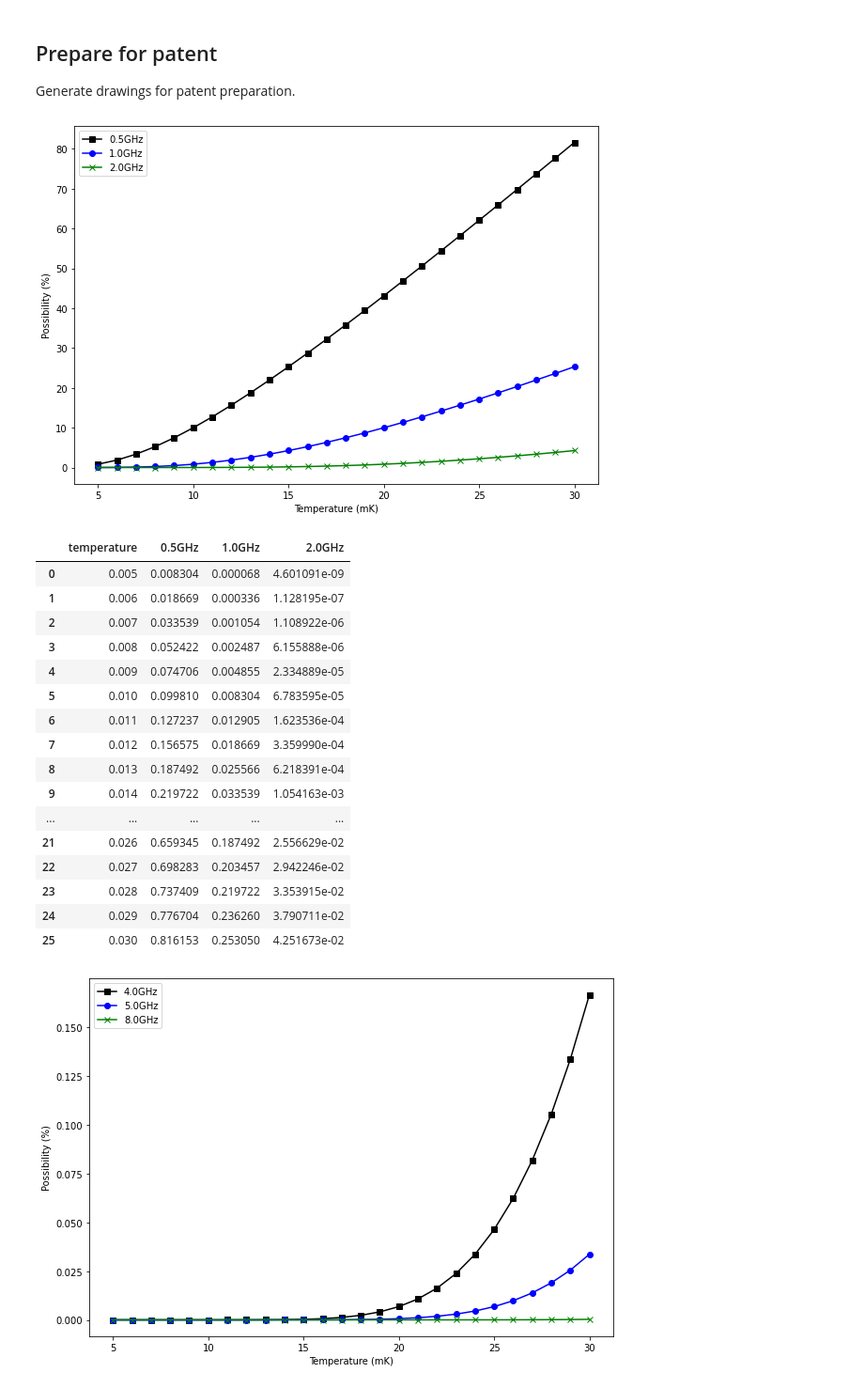
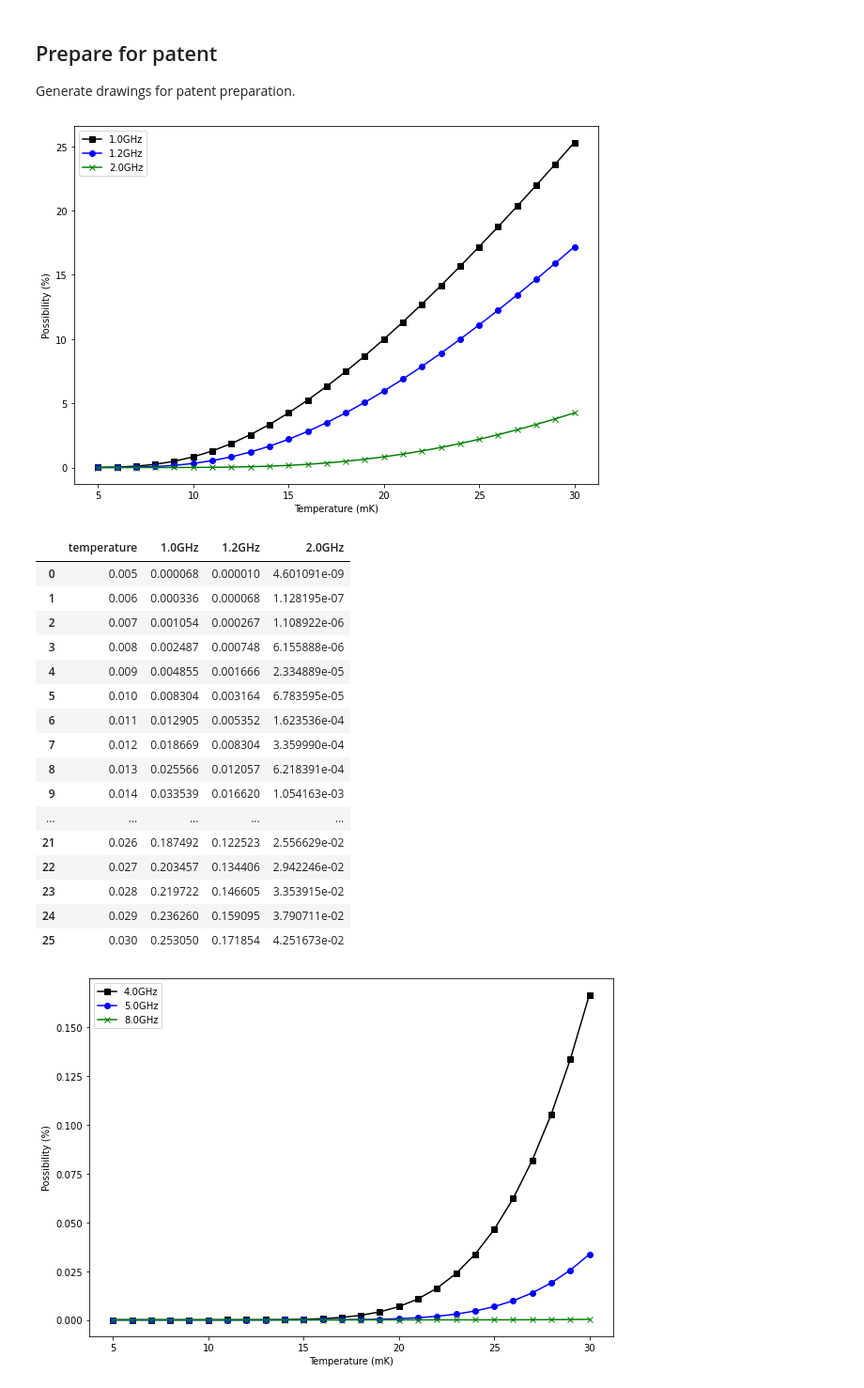
Before and after one commit to hoolheart/scout, a Jupyter notebook: notebooks/02-quantum-computing/01-temperature.ipynb, the cells around one changed output. Shown at 94% size. Cells and saved outputs as stored; diff of their text form; code cells hidden in the pictures.

Commit message:
plot possibility vs frequency on given temperatures

```diff
--- a/notebooks/02-quantum-computing/01-temperature.ipynb
+++ b/notebooks/02-quantum-computing/01-temperature.ipynb
@@ -194,36 +194,36 @@ def draw_possibility_on_frequencies(
     plt.ylabel('Possibility (%)')
     for freq, style in frequencies:
         possibilities = possibility_thermal_excitation(freq, temperatures)
-        label = f'{freq * 1e-9}GHz'
+        label = f'{freq * 1e-9:.3}GHz'
         plt.plot(temperatures * 1e3, possibilities * 100.0, style, label=label)
         rst[label] = possibilities
     plt.legend()
     return rst, fig
 # %%
-rst, _ = draw_possibility_on_frequencies([(0.5e9, 'k-s'), (1.0e9, 'b-o'), (2.0e9, 'g-x')])
+rst, _ = draw_possibility_on_frequencies([(1.0e9, 'k-s'), (1.2e9, 'b-o'), (2.0e9, 'g-x')])
 plt.show()
 # %% [output]
-[figure, old version]
+[figure, new version]
 # %%
 rst
 # %% [output]
-|  | temperature | 0.5GHz | 1.0GHz | 2.0GHz |
-| 0 | 0.005 | 0.008304 | 0.000068 | 4.601091e-09 |
-| 1 | 0.006 | 0.018669 | 0.000336 | 1.128195e-07 |
-| 2 | 0.007 | 0.033539 | 0.001054 | 1.108922e-06 |
-| 3 | 0.008 | 0.052422 | 0.002487 | 6.155888e-06 |
-| 4 | 0.009 | 0.074706 | 0.004855 | 2.334889e-05 |
-| 5 | 0.010 | 0.099810 | 0.008304 | 6.783595e-05 |
-| 6 | 0.011 | 0.127237 | 0.012905 | 1.623536e-04 |
-| 7 | 0.012 | 0.156575 | 0.018669 | 3.359990e-04 |
-| 8 | 0.013 | 0.187492 | 0.025566 | 6.218391e-04 |
-| 9 | 0.014 | 0.219722 | 0.033539 | 1.054163e-03 |
+|  | temperature | 1.0GHz | 1.2GHz | 2.0GHz |
+| 0 | 0.005 | 0.000068 | 0.000010 | 4.601091e-09 |
+| 1 | 0.006 | 0.000336 | 0.000068 | 1.128195e-07 |
+| 2 | 0.007 | 0.001054 | 0.000267 | 1.108922e-06 |
+| 3 | 0.008 | 0.002487 | 0.000748 | 6.155888e-06 |
+| 4 | 0.009 | 0.004855 | 0.001666 | 2.334889e-05 |
+| 5 | 0.010 | 0.008304 | 0.003164 | 6.783595e-05 |
+| 6 | 0.011 | 0.012905 | 0.005352 | 1.623536e-04 |
+| 7 | 0.012 | 0.018669 | 0.008304 | 3.359990e-04 |
+| 8 | 0.013 | 0.025566 | 0.012057 | 6.218391e-04 |
+| 9 | 0.014 | 0.033539 | 0.016620 | 1.054163e-03 |
 | ... | ... | ... | ... | ... |
-| 21 | 0.026 | 0.659345 | 0.187492 | 2.556629e-02 |
-| 22 | 0.027 | 0.698283 | 0.203457 | 2.942246e-02 |
-| 23 | 0.028 | 0.737409 | 0.219722 | 3.353915e-02 |
-| 24 | 0.029 | 0.776704 | 0.236260 | 3.790711e-02 |
-| 25 | 0.030 | 0.816153 | 0.253050 | 4.251673e-02 |
+| 21 | 0.026 | 0.187492 | 0.122523 | 2.556629e-02 |
+| 22 | 0.027 | 0.203457 | 0.134406 | 2.942246e-02 |
+| 23 | 0.028 | 0.219722 | 0.146605 | 3.353915e-02 |
+| 24 | 0.029 | 0.236260 | 0.159095 | 3.790711e-02 |
+| 25 | 0.030 | 0.253050 | 0.171854 | 4.251673e-02 |
 # %%
 rst, _ = draw_possibility_on_frequencies([(4.0e9, 'k-s'), (5.0e9, 'b-o'), (8.0e9, 'g-x')])
 plt.show()
```
Also changed, not shown: parts of 4 cells of this notebook.
